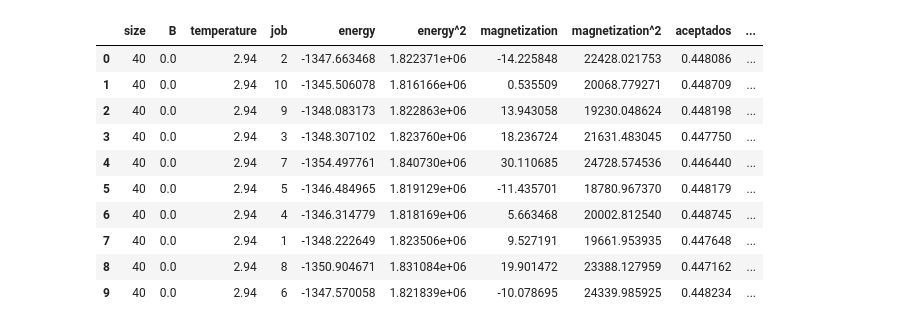
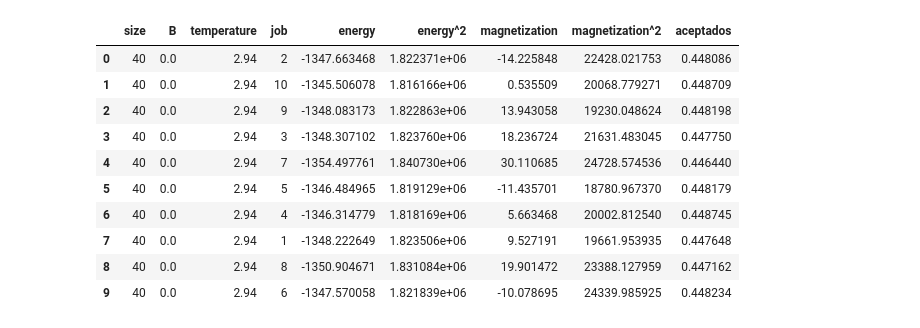
Before and after one commit to sstandre/ising, a Jupyter notebook: analisis.ipynb, the cells around one changed output. Drawn from its saved outputs; the diff is of its cells as text; code cells hidden in the pictures.

```diff
--- a/analisis.ipynb
+++ b/analisis.ipynb
@@ -19,26 +19,29 @@ def plot(axes, x, y, title, label=None, semilog=False):
 # %%
 from importlib import reload
 try:
     reload(recopilar_data)
 except NameError:
     import recopilar_data
 
+
 # data = pd.read_csv('alldata.dat', sep='\s+')
 data_raw = pd.read_csv('alldata.dat', sep='\s+')
-data_raw['amag'] = abs(data_raw['magnetization'])
+data_raw2 = pd.read_csv('alldata2.dat', sep='\s+')
+
+# data_raw['amag'] = abs(data_raw['magnetization'])
 
 data_raw.head(10)
 # %% [output]
-|  | size | B | temperature | job | energy | energy^2 | magnetization | magnetization^2 | aceptados | ... |
-| 0 | 40 | 0.0 | 2.94 | 2 | -1347.663468 | 1.822371e+06 | -14.225848 | 22428.021753 | 0.448086 | ... |
-| 1 | 40 | 0.0 | 2.94 | 10 | -1345.506078 | 1.816166e+06 | 0.535509 | 20068.779271 | 0.448709 | ... |
-| 2 | 40 | 0.0 | 2.94 | 9 | -1348.083173 | 1.822863e+06 | 13.943058 | 19230.048624 | 0.448198 | ... |
-| 3 | 40 | 0.0 | 2.94 | 3 | -1348.307102 | 1.823760e+06 | 18.236724 | 21631.483045 | 0.447750 | ... |
-| 4 | 40 | 0.0 | 2.94 | 7 | -1354.497761 | 1.840730e+06 | 30.110685 | 24728.574536 | 0.446440 | ... |
-| 5 | 40 | 0.0 | 2.94 | 5 | -1346.484965 | 1.819129e+06 | -11.435701 | 18780.967370 | 0.448179 | ... |
-| 6 | 40 | 0.0 | 2.94 | 4 | -1346.314779 | 1.818169e+06 | 5.663468 | 20002.812540 | 0.448745 | ... |
-| 7 | 40 | 0.0 | 2.94 | 1 | -1348.222649 | 1.823506e+06 | 9.527191 | 19661.953935 | 0.447648 | ... |
-| 8 | 40 | 0.0 | 2.94 | 8 | -1350.904671 | 1.831084e+06 | 19.901472 | 23388.127959 | 0.447162 | ... |
-| 9 | 40 | 0.0 | 2.94 | 6 | -1347.570058 | 1.821839e+06 | -10.078695 | 24339.985925 | 0.448234 | ... |
+|  | size | B | temperature | job | energy | energy^2 | magnetization | magnetization^2 | aceptados |
+| 0 | 40 | 0.0 | 2.94 | 2 | -1347.663468 | 1.822371e+06 | -14.225848 | 22428.021753 | 0.448086 |
+| 1 | 40 | 0.0 | 2.94 | 10 | -1345.506078 | 1.816166e+06 | 0.535509 | 20068.779271 | 0.448709 |
+| 2 | 40 | 0.0 | 2.94 | 9 | -1348.083173 | 1.822863e+06 | 13.943058 | 19230.048624 | 0.448198 |
+| 3 | 40 | 0.0 | 2.94 | 3 | -1348.307102 | 1.823760e+06 | 18.236724 | 21631.483045 | 0.447750 |
+| 4 | 40 | 0.0 | 2.94 | 7 | -1354.497761 | 1.840730e+06 | 30.110685 | 24728.574536 | 0.446440 |
+| 5 | 40 | 0.0 | 2.94 | 5 | -1346.484965 | 1.819129e+06 | -11.435701 | 18780.967370 | 0.448179 |
+| 6 | 40 | 0.0 | 2.94 | 4 | -1346.314779 | 1.818169e+06 | 5.663468 | 20002.812540 | 0.448745 |
+| 7 | 40 | 0.0 | 2.94 | 1 | -1348.222649 | 1.823506e+06 | 9.527191 | 19661.953935 | 0.447648 |
+| 8 | 40 | 0.0 | 2.94 | 8 | -1350.904671 | 1.831084e+06 | 19.901472 | 23388.127959 | 0.447162 |
+| 9 | 40 | 0.0 | 2.94 | 6 | -1347.570058 | 1.821839e+06 | -10.078695 | 24339.985925 | 0.448234 |
 # %%
 size = 20
```
Also changed, not shown: parts of 6 cells of this notebook, 6 other files.
